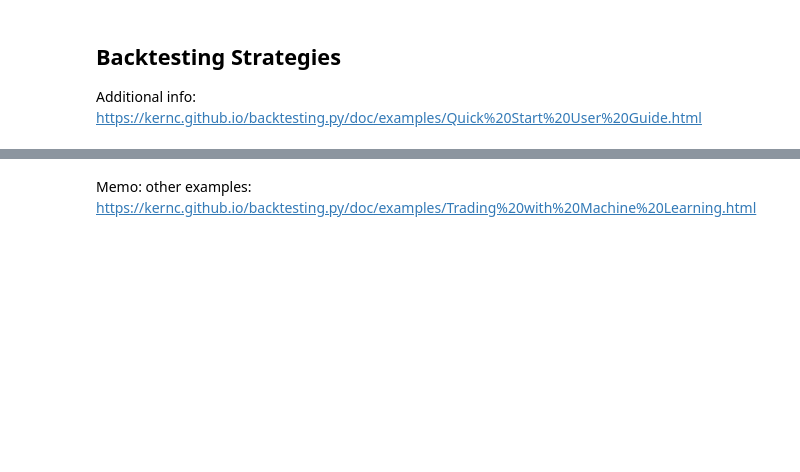
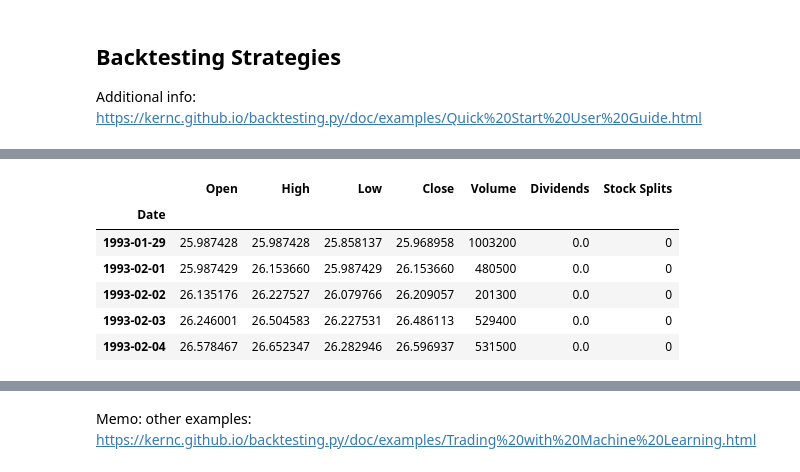
Before and after one commit to evelynyou/capstone_indicators, a Jupyter notebook: productionize.ipynb, the cells around one changed output, grey strips where cells are left out. Drawn from its saved outputs; the diff is of its cells as text; code cells hidden in the pictures; blank space fills up the shorter version.

```diff
--- a/playground_EY.ipynb
+++ b/productionize.ipynb
@@ -471,0 +483,10 @@ stats['_equity_curve']
+# %%
+ydata.head()
+# %% [output]
+|  | Open | High | Low | Close | Volume | Dividends | Stock Splits |
+| Date |  |  |  |  |  |  |  |
+| 1993-01-29 | 25.987428 | 25.987428 | 25.858137 | 25.968958 | 1003200 | 0.0 | 0 |
+| 1993-02-01 | 25.987429 | 26.153660 | 25.987429 | 26.153660 | 480500 | 0.0 | 0 |
+| 1993-02-02 | 26.135176 | 26.227527 | 26.079766 | 26.209057 | 201300 | 0.0 | 0 |
+| 1993-02-03 | 26.246001 | 26.504583 | 26.227531 | 26.486113 | 529400 | 0.0 | 0 |
+| 1993-02-04 | 26.578467 | 26.652347 | 26.282946 | 26.596937 | 531500 | 0.0 | 0 |
```
Also changed, not shown: parts of 9 cells of this notebook, 8 other files.
